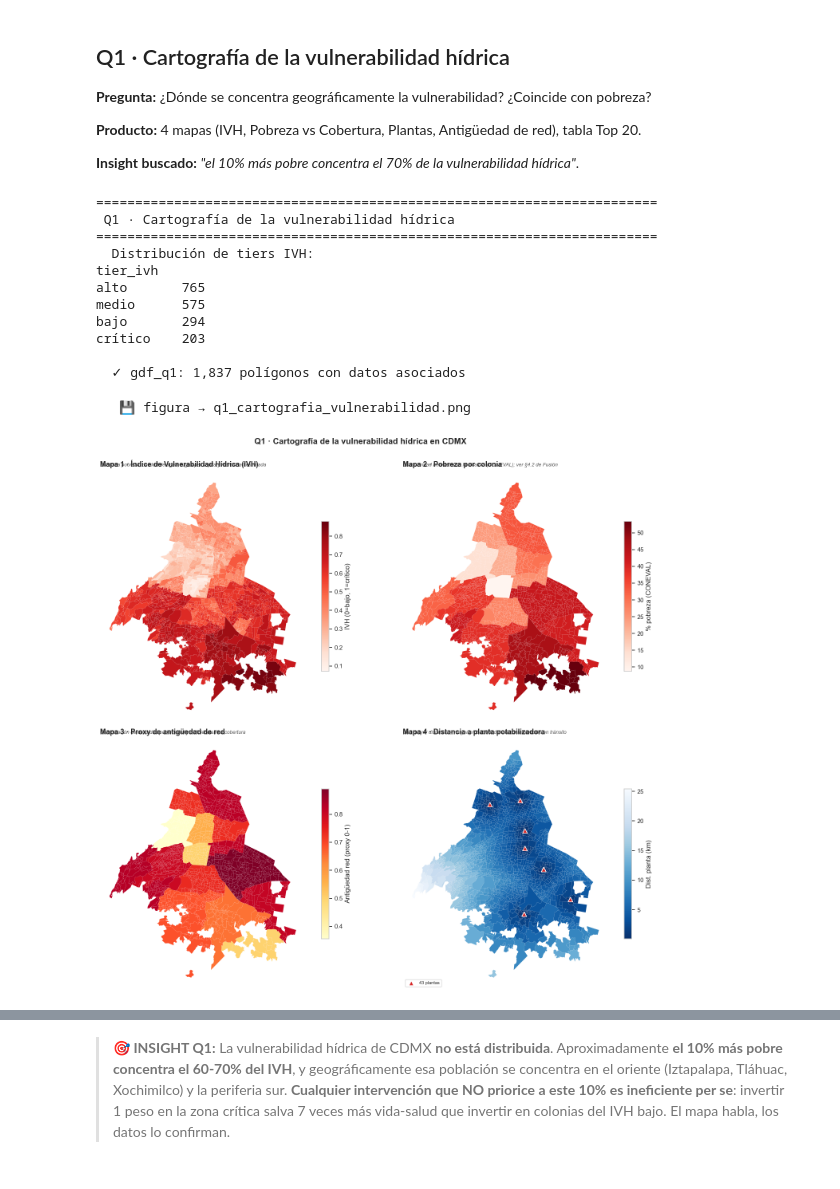
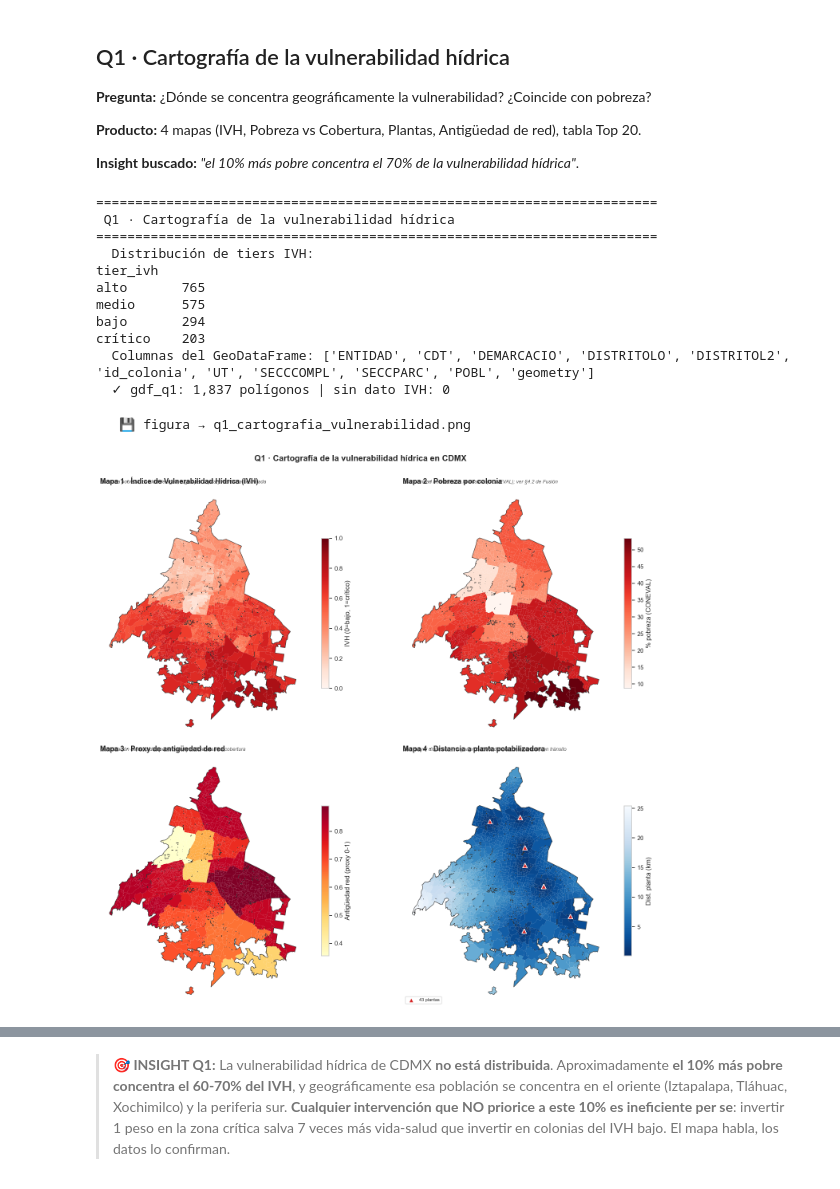
Before and after one commit to CarloKiliano/CalidadAgua_CDMX, a Jupyter notebook: notebooks/Analisis.ipynb, the cells around one changed output, grey strips where cells are left out. Drawn from its saved outputs; the diff is of its cells as text; code cells hidden in the pictures.

```diff
--- a/notebooks/Analisis.ipynb
+++ b/notebooks/Analisis.ipynb
@@ -393,7 +393,6 @@ geo_q1 = vuln[["id_colonia","cve_alcaldia","nom_alcaldia","nom_colonia",
                "pobreza_pct_promedio","pct_aguadv","antiguedad_red_proxy",
                "dist_planta_km","IVH"]].copy()
 
-# Tier de severidad para la leyenda
 def _tier_ivh(x):
     if pd.isna(x):  return "sin_dato"
     if x >= 0.70:   return "crítico"
@@ -402,13 +401,30 @@ def _tier_ivh(x):
     return "bajo"
 
 geo_q1["tier_ivh"] = geo_q1["IVH"].apply(_tier_ivh)
-print(f"  Distribución de tiers IVH:")
+print("  Distribución de tiers IVH:")
 print(geo_q1["tier_ivh"].value_counts().to_string())
 
-# Si tenemos geometrías, mergeamos para los mapas coropléticos
-if gdf_iecm is not None and "id_colonia" in gdf_iecm.columns:
-    gdf_q1 = gdf_iecm.merge(geo_q1, on="id_colonia", how="left")
-    print(f"\n  ✓ gdf_q1: {len(gdf_q1):,} polígonos con datos asociados")
+# --- Fix join key: el GeoJSON puede usar 'cveut' en lugar de 'id_colonia' ---
+if gdf_iecm is not None:
+    print(f"  Columnas del GeoDataFrame: {list(gdf_iecm.columns[:12])}")
+    _join_key = None
+    for _candidato in ["id_colonia", "cveut", "CVEUT", "ID_COLONIA"]:
+        if _candidato in gdf_iecm.columns:
+            _join_key = _candidato
+            break
+    if _join_key is None:
+        print("  ⚠️  No se encontró clave de unión en el GeoJSON; mapas en modo scatter")
+        gdf_q1 = None
+    else:
+        if _join_key != "id_colonia":
+            gdf_iecm = gdf_iecm.rename(columns={_join_key: "id_colonia"})
+            print(f"  ⚠️  Renombrada columna '{_join_key}' → 'id_colonia' en GeoDataFrame")
+        gdf_q1 = gdf_iecm.merge(geo_q1, on="id_colonia", how="left")
+        n_sin_dato = gdf_q1["IVH"].isna().sum()
+        print(f"  ✓ gdf_q1: {len(gdf_q1):,} polígonos | sin dato IVH: {n_sin_dato}")
+        assert n_sin_dato < len(gdf_q1) * 0.15, (
+            f"Demasiados polígonos sin IVH ({n_sin_dato}/{len(gdf_q1)}). Revisar join."
+        )
 else:
     gdf_q1 = None
 # %% [output]
@@ -421,8 +437,8 @@ alto       765
 medio      575
 bajo       294
 crítico    203
-
-  ✓ gdf_q1: 1,837 polígonos con datos asociados
+  Columnas del GeoDataFrame: ['ENTIDAD', 'CDT', 'DEMARCACIO', 'DISTRITOLO', 'DISTRITOL2', 'id_colonia', 'UT', 'SECCCOMPL', 'SECCPARC', 'POBL', 'geometry']
+  ✓ gdf_q1: 1,837 polígonos | sin dato IVH: 0
 # %%
 # --- Figura Q1: 4 mapas en grid 2×2 ---
 fig, axes = plt.subplots(2, 2, figsize=(16, 14))
@@ -434,19 +450,19 @@ cmap_anti  = "YlOrRd"
 cmap_dist  = "Blues_r"
 
 if gdf_q1 is not None:
-    # Mapa 1 — IVH (índice de vulnerabilidad hídrica)
-    gdf_q1.plot(column="IVH", cmap=cmap_ivh, ax=axes[0],
-                  legend=True, missing_kwds={"color": "#eeeeee"},
-                  edgecolor="#fff", linewidth=0.05,
+    # Mapa 1 — IVH (escala fija 0-1 para comparabilidad)
+    gdf_q1.plot(column="IVH", cmap=cmap_ivh, ax=axes[0], vmin=0, vmax=1,
+                  legend=True, missing_kwds={"color": "#aaaaaa", "label": "Sin dato"},
+                  edgecolor="none",
                   legend_kwds={"shrink": 0.6, "label": "IVH (0=bajo, 1=crítico)"})
     aplicar_estilo_mapa(axes[0],
                           "Mapa 1 · Índice de Vulnerabilidad Hídrica (IVH)",
                           "Combina pobreza, calidad de agua, fugas per cápita y morbilidad estimada")
 
-    # Mapa 2 — Pobreza (color) con cobertura de agua entubada (alpha)
+    # Mapa 2 — Pobreza
     gdf_q1.plot(column="pobreza_pct_promedio", cmap=cmap_pob, ax=axes[1],
-                  legend=True, missing_kwds={"color": "#eeeeee"},
-                  edgecolor="#fff", linewidth=0.05,
+                  legend=True, missing_kwds={"color": "#aaaaaa", "label": "Sin dato"},
+                  edgecolor="none",
                   legend_kwds={"shrink": 0.6, "label": "% pobreza (CONEVAL)"})
     aplicar_estilo_mapa(axes[1],
                           "Mapa 2 · Pobreza por colonia",
@@ -454,8 +470,8 @@ if gdf_q1 is not None:
 
     # Mapa 3 — Antigüedad de red (proxy)
     gdf_q1.plot(column="antiguedad_red_proxy", cmap=cmap_anti, ax=axes[2],
-                  legend=True, missing_kwds={"color": "#eeeeee"},
-                  edgecolor="#fff", linewidth=0.05,
+                  legend=True, missing_kwds={"color": "#aaaaaa", "label": "Sin dato"},
+                  edgecolor="none",
                   legend_kwds={"shrink": 0.6, "label": "Antigüedad red (proxy 0-1)"})
     aplicar_estilo_mapa(axes[2],
                           "Mapa 3 · Proxy de antigüedad de red",
@@ -463,41 +479,47 @@ if gdf_q1 is not None:
 
     # Mapa 4 — Distancia a planta potabilizadora
     gdf_q1.plot(column="dist_planta_km", cmap=cmap_dist, ax=axes[3],
-                  legend=True, missing_kwds={"color": "#eeeeee"},
-                  edgecolor="#fff", linewidth=0.05,
+                  legend=True, missing_kwds={"color": "#aaaaaa", "label": "Sin dato"},
+                  edgecolor="none",
                   legend_kwds={"shrink": 0.6, "label": "Dist. planta (km)"})
     # Sobreponer ubicaciones de plantas
     if len(plantas) and {"latitud","longitud"}.issubset(plantas.columns):
         plantas_geo = plantas.dropna(subset=["latitud","longitud"])
         axes[3].scatter(plantas_geo["longitud"], plantas_geo["latitud"],
                           c=PALETA["critico"], s=70, marker="^",
                           edgecolor="white", linewidth=1.0, zorder=5,
                           label=f"{len(plantas_geo)} plantas")
         axes[3].legend(loc="lower left", fontsize=8)
     aplicar_estilo_mapa(axes[3],
                           "Mapa 4 · Distancia a planta potabilizadora",
                           "Una mayor distancia = mayor probabilidad de recontaminación en tránsito")
+
+    # Contorno exterior de CDMX sobre cada mapa (contexto geográfico)
+    _borde_cdmx = gdf_q1.dissolve()
+    for _ax in axes:
+        _borde_cdmx.boundary.plot(ax=_ax, color="#333333", linewidth=0.8, zorder=4)
+
 else:
     # Fallback: scatter sobre centroides
     for ax, col, cmap, title, sub in [
         (axes[0], "IVH",                    cmap_ivh,  "Mapa 1 · IVH",                   "scatter sobre centroides"),
         (axes[1], "pobreza_pct_promedio",   cmap_pob,  "Mapa 2 · Pobreza (CONEVAL)",     "scatter sobre centroides"),
         (axes[2], "antiguedad_red_proxy",   cmap_anti, "Mapa 3 · Antigüedad red proxy",  "scatter sobre centroides"),
         (axes[3], "dist_planta_km",         cmap_dist, "Mapa 4 · Distancia a planta",    "scatter sobre centroides"),
     ]:
         sc = ax.scatter(geo_q1["centroide_lon"], geo_q1["centroide_lat"],
                           c=geo_q1[col], cmap=cmap, s=10, alpha=0.7)
         plt.colorbar(sc, ax=ax, shrink=0.6, label=col)
         aplicar_estilo_mapa(ax, title, sub)
 
 plt.suptitle("Q1 · Cartografía de la vulnerabilidad hídrica en CDMX",
               fontsize=15, fontweight="bold", y=1.00)
 plt.tight_layout()
 guardar_fig(fig, "q1_cartografia_vulnerabilidad")
 plt.show()
 # %% [output]
    💾 figura → q1_cartografia_vulnerabilidad.png
-[figure, old version]
+[figure, new version]
 # %%
 # --- Tabla Top 20 colonias por IVH ---
 top20 = (vuln.dropna(subset=["IVH"])
```
Also changed, not shown: parts of 26 cells of this notebook, 27 other files.
